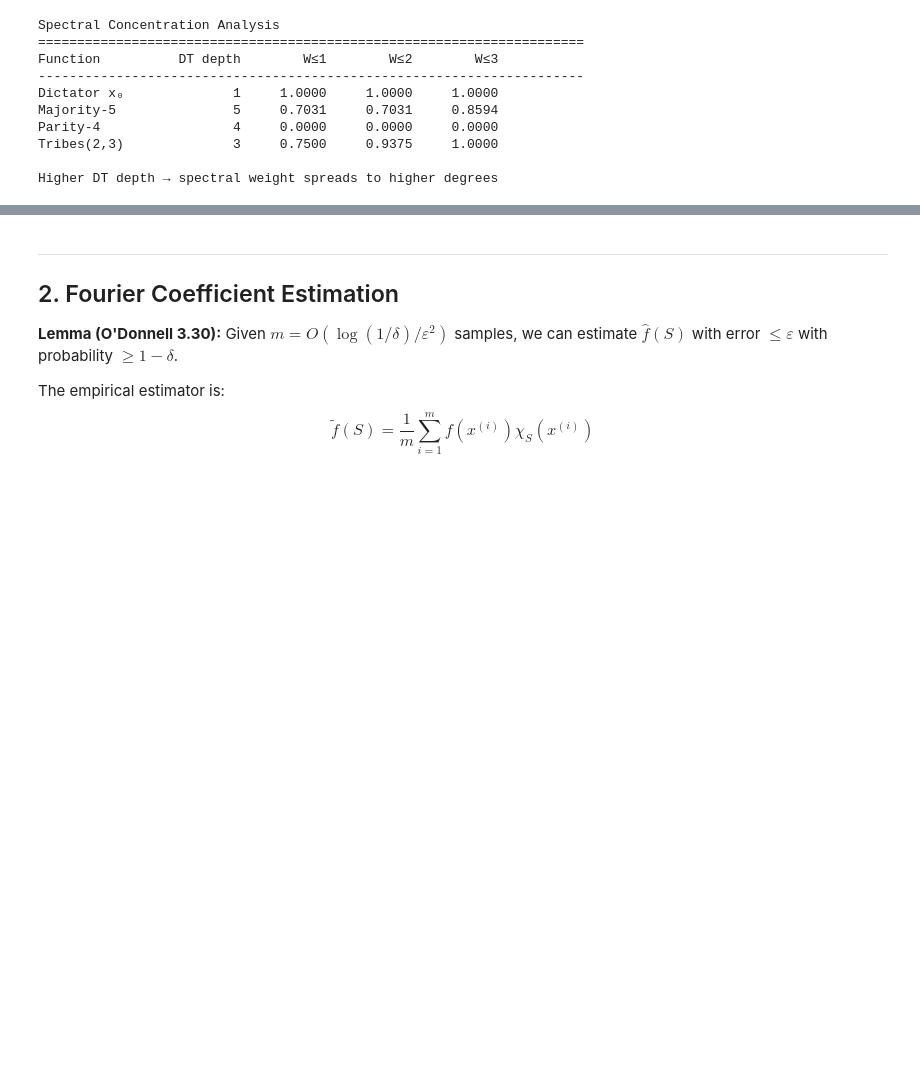
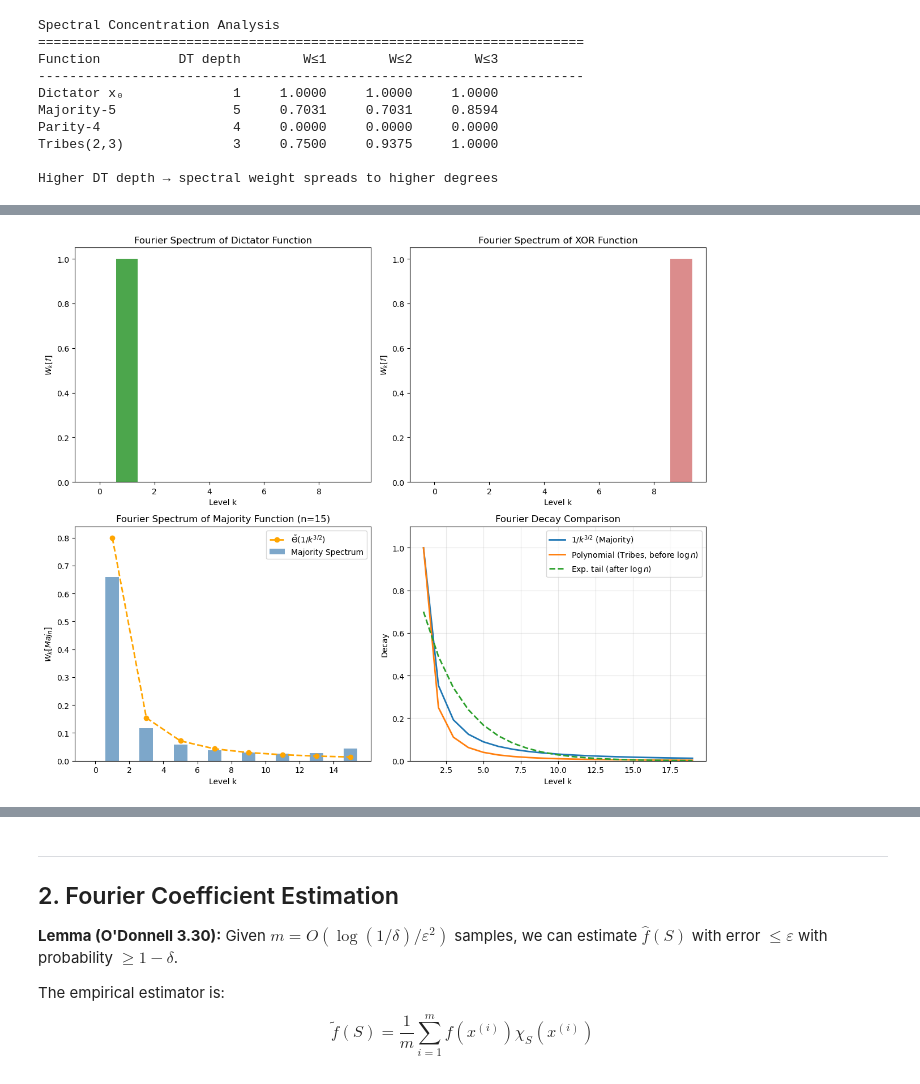
Before and after one commit to GabbyTab/boofun, a Jupyter notebook: notebooks/lecture6_spectral_concentration.ipynb, the cells around one changed output, grey strips where cells are left out. Drawn from its saved outputs; the diff is of its cells as text; code cells hidden in the pictures; blank space fills up the shorter version.

```diff
--- a/notebooks/lecture6_spectral_concentration.ipynb
+++ b/notebooks/lecture6_spectral_concentration.ipynb
@@ -130,0 +87,77 @@ Observations:
+# %%
+# Figure 6.1 from lecture notes: Fourier spectra of different functions
+# Shows W_k[f] = Σ_{|S|=k} f̂(S)² (Fourier weight at level k)
+
+def compute_W_k(f):
+    """Compute Fourier weight at each level k."""
+    fourier = f.fourier()
+    n = f.n_vars
+    W_k = [0.0] * (n + 1)
+    for s in range(len(fourier)):
+        degree = bin(s).count('1')
+        W_k[degree] += fourier[s] ** 2
+    return W_k
+
+fig, axes = plt.subplots(2, 2, figsize=(12, 10))
+
+# Top-left: Dictator
+n = 9
+f_dict = bf.dictator(n, 0)
+W_k = compute_W_k(f_dict)
+axes[0,0].bar(range(n+1), W_k, color='green', alpha=0.7)
+axes[0,0].set_xlabel('Level k')
+axes[0,0].set_ylabel('$W_k[f]$')
+axes[0,0].set_title('Fourier Spectrum of Dictator Function')
+axes[0,0].set_xticks(range(0, n+1, 2))
+
+# Top-right: XOR (Parity)
+f_xor = bf.parity(n)
+W_k = compute_W_k(f_xor)
+axes[0,1].bar(range(n+1), W_k, color='indianred', alpha=0.7)
+axes[0,1].set_xlabel('Level k')
+axes[0,1].set_ylabel('$W_k[f]$')
+axes[0,1].set_title('Fourier Spectrum of XOR Function')
+axes[0,1].set_xticks(range(0, n+1, 2))
+
+# Bottom-left: Majority with asymptotic decay
+n_maj = 15  # Use odd n for majority
+f_maj = bf.majority(n_maj)
+W_k = compute_W_k(f_maj)
+k_vals = np.array(range(n_maj+1))
+axes[1,0].bar(k_vals, W_k, color='steelblue', alpha=0.7, label='Majority Spectrum')
+# Add asymptotic decay curve: ~Θ(1/k^{3/2}) for odd k
+k_odd = np.array([k for k in range(1, n_maj+1) if k % 2 == 1])
+decay = 0.8 / (k_odd ** 1.5)  # Scaled for visualization
+axes[1,0].plot(k_odd, decay, 'o--', color='orange', linewidth=2, label=r'$\tilde{\Theta}(1/k^{3/2})$')
+axes[1,0].set_xlabel('Level k')
+axes[1,0].set_ylabel('$W_k[Maj_n]$')
+axes[1,0].set_title(f'Fourier Spectrum of Majority Function (n={n_maj})')
+axes[1,0].legend()
+axes[1,0].set_xticks(range(0, n_maj+1, 2))
+
+# Bottom-right: Decay comparison
+k_range = np.arange(1, 20)
+majority_decay = 1.0 / (k_range ** 1.5)  # Θ(1/k^{3/2})
+poly_decay = 1.0 / (k_range ** 2)  # Polynomial: 1/k²
+exp_decay = 0.7 ** k_range  # Exponential: ρ^k
+
+axes[1,1].plot(k_range, majority_decay, '-', linewidth=2, label=r'$1/k^{3/2}$ (Majority)')
+axes[1,1].plot(k_range, poly_decay, '-', linewidth=2, label=r'Polynomial (Tribes, before $\log n$)')
+axes[1,1].plot(k_range, exp_decay, '--', linewidth=2, label=r'Exp. tail (after $\log n$)')
+axes[1,1].set_xlabel('Level k')
+axes[1,1].set_ylabel('Decay')
+axes[1,1].set_title('Fourier Decay Comparison')
+axes[1,1].legend()
+axes[1,1].set_ylim(0, 1.1)
+axes[1,1].grid(True, alpha=0.3)
+
+plt.tight_layout()
+plt.show()
+
+print("Key observations (from lecture notes):")
+print("  • Dictator: W₁ = 1, all other Wₖ = 0 (degree 1)")
+print("  • XOR: Wₙ = 1, all other Wₖ = 0 (maximum degree)")
+print("  • Majority: Wₖ ≈ Θ̃(1/k^{3/2}) for odd k (concentrated on low degrees)")
+print("  • Tribes: Polynomial decay until log(n), then exponential")
+# %% [output]
+[figure, added]
```
Also changed, not shown: parts of 3 cells of this notebook.
